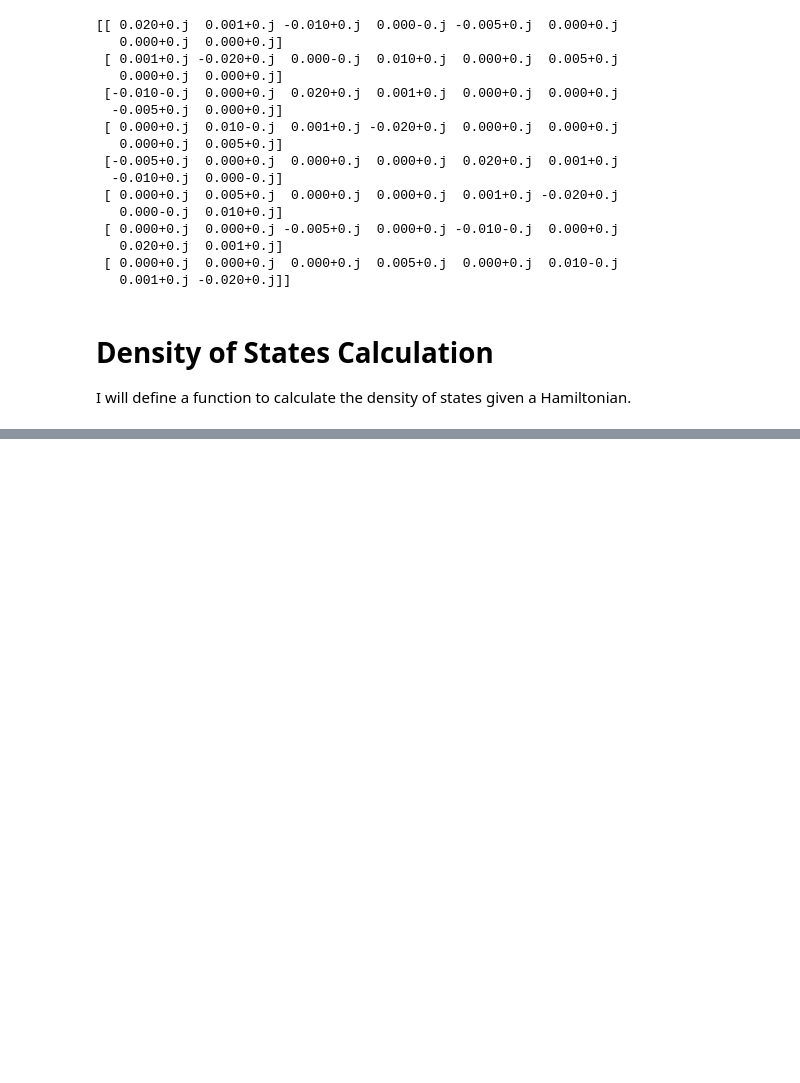
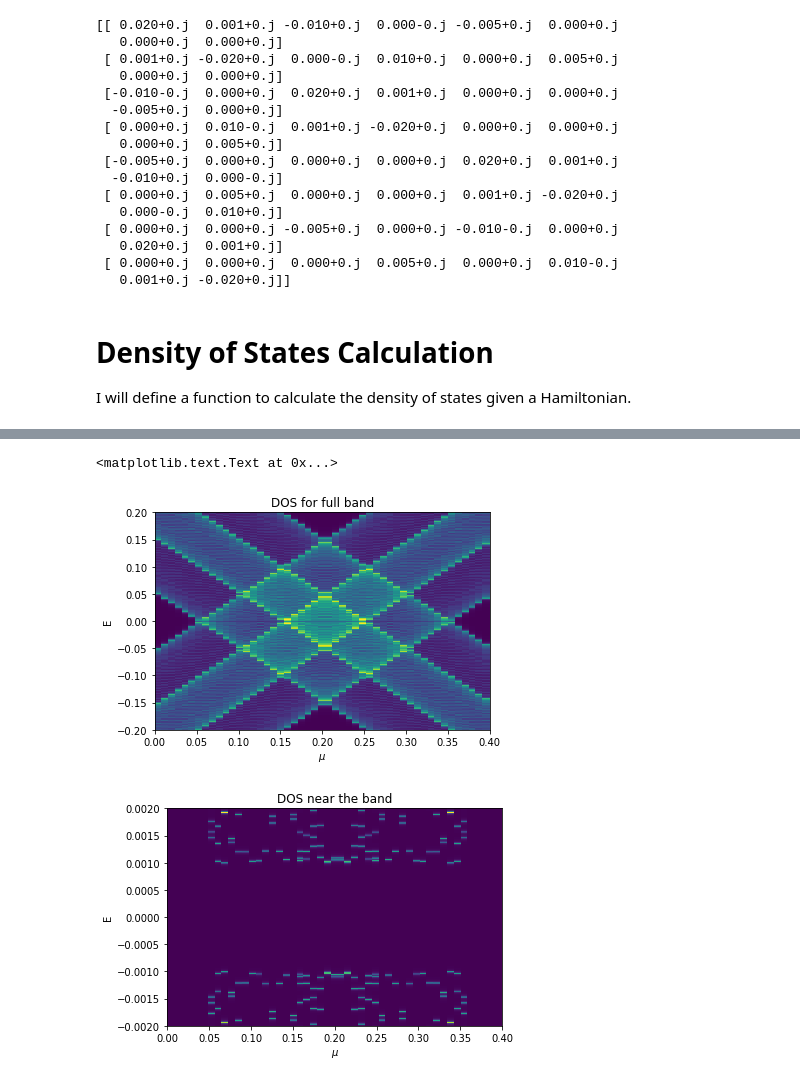
Before and after one commit to sandeshkalantre/superconducting-transport, a Jupyter notebook: code/Cylindrical Nanowire.ipynb, the cells around one changed output, grey strips where cells are left out. Cells and saved outputs as stored; diff of their text form; code cells hidden in the pictures; blank space fills up the shorter version.

```diff
--- a/code/Cylindrical Nanowire.ipynb
+++ b/code/Cylindrical Nanowire.ipynb
@@ -163,0 +164,22 @@ plt.title("DOS near gap")
+# %%
+mu_vec = np.linspace(0,400e-3,50)
+# the range has to set to maximum of mu possible
+# to see all dos
+E_vec = np.linspace(-200e-3,200e-3,500)
+E_vec_gap = np.linspace(-2*params['Delta'],2*params['Delta'],500)
+
+dos_array = []
+dos_gap_array = []
+for mu in mu_vec:
+    print(mu)
+    params['mu'] = mu
+
+    eta = 1*(E_vec[1] - E_vec[0])
+    params['eta'] = eta
+    dos_vec = calc_dos(E_vec,params)
+    dos_array.append(dos_vec)
+
+    eta = 1*(E_vec_gap[1] - E_vec_gap[0])
+    params['eta'] = eta
+    dos_vec_gap = calc_dos(E_vec_gap,params)
+    dos_gap_array.append(dos_vec_gap)
@@ -163,0 +204,18 @@ plt.title("DOS near gap")
+# %%
+plt.figure(1)
+XX,YY = np.meshgrid(mu_vec,E_vec)
+plt.pcolor(XX,YY,np.array(dos_array).T)
+plt.xlabel("$\mu$")
+plt.ylabel("E")
+plt.title("DOS for full band")
+
+plt.figure(2)
+XX,YY = np.meshgrid(mu_vec,E_vec_gap)
+plt.pcolor(XX,YY,np.array(dos_gap_array).T)
+plt.xlabel("$\mu$")
+plt.ylabel("E")
+plt.title("DOS near the band")
+# %% [output]
+<matplotlib.text.Text at 0x...>
+[figure, added]
+[figure, added]
```
Also changed, not shown: parts of 5 cells of this notebook.
